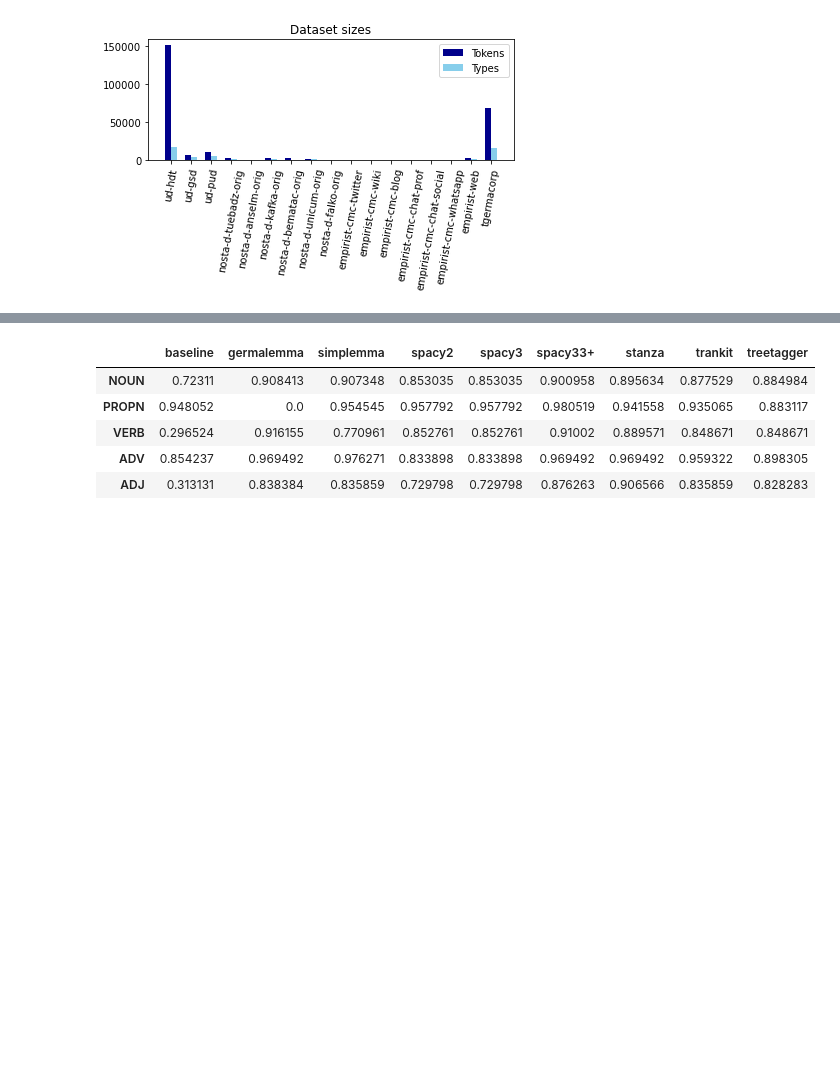
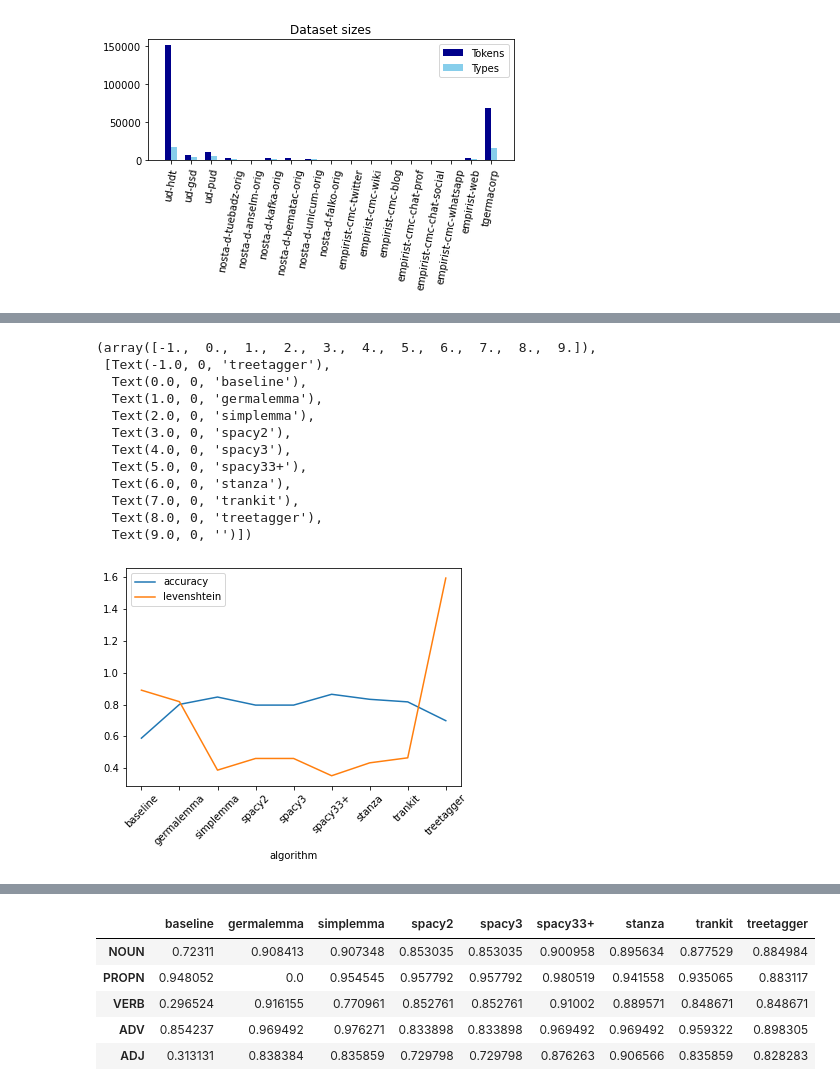
Before and after one commit to zentrum-lexikographie/eval-de-lemma, a Jupyter notebook: nbs/evaluation.ipynb, the cells around one changed output, grey strips where cells are left out. Saved outputs shown, nothing was run; the diff lists cells and outputs as text; code cells hidden in the pictures; blank space fills up the shorter version.

```diff
--- a/nbs/evaluation.ipynb
+++ b/nbs/evaluation.ipynb
@@ -165,3 +165,28 @@ def generate_table(df, feature, plot=True):
     if plot:
         sns.heatmap(table, cmap="YlGnBu")
     return table
+# %%
+# resume all corpora
+df2 = pd.DataFrame(columns=['algorithm', 'time', 'memory', 'accuracy', 'adj_accuracy', 'adj_precision',
+                            'adj_recall', 'adj_f1', 'levenshtein', 'type-ratio'])
+current_algo = 'baseline'
+time, memory, acc, adj_acc, adj_pre, adj_re, adj_f1, leven, types = [], [], [], [], [], [], [], [], []
+
+for d in data:
+    if d["lemmatizer"] != current_algo or (data.index(d) == len(data)-1):  # next algorithm
+        df2.loc[len(df2)] = [current_algo, np.mean(time), np.mean(memory), np.mean(acc),
+                             np.mean(adj_acc), np.mean(adj_pre), np.mean(adj_re), np.mean(adj_f1),
+                             np.mean(leven), np.mean(types)]
+        current_algo = d["lemmatizer"]
+        time, memory, acc, adj_acc, adj_pre, adj_re, adj_f1, leven, types = [], [], [], [], [], [], [], [], []
+    time.append(d["elapsed"])
+    memory.append(d["memory_peak"])
+    acc.append(d['metrics']['overall']['accuracy'])
+    adj_acc.append(d['metrics']['overall']['adj_accuracy'])
+    adj_pre.append(d['metrics']['overall']['adj_precision'])
+    adj_re.append(d['metrics']['overall']['adj_recall'])
+    adj_f1.append(d['metrics']['overall']['adj_f1'])
+    leven.append(d['metrics']['overall']['levenshtein'])
+    types.append(d['metrics']['overall']['true-pred-types'][2])
+
+df2 = df2.set_index('algorithm')
@@ -167,0 +207,17 @@ def generate_table(df, feature, plot=True):
+# %%
+df2[['accuracy','levenshtein']].plot.line()
+plt.xticks(rotation=45)
+# %% [output]
+(array([-1.,  0.,  1.,  2.,  3.,  4.,  5.,  6.,  7.,  8.,  9.]),
+ [Text(-1.0, 0, 'treetagger'),
+  Text(0.0, 0, 'baseline'),
+  Text(1.0, 0, 'germalemma'),
+  Text(2.0, 0, 'simplemma'),
+  Text(3.0, 0, 'spacy2'),
+  Text(4.0, 0, 'spacy3'),
+  Text(5.0, 0, 'spacy33+'),
+  Text(6.0, 0, 'stanza'),
+  Text(7.0, 0, 'trankit'),
+  Text(8.0, 0, 'treetagger'),
+  Text(9.0, 0, '')])
+[figure, added]
```
Also changed, not shown: parts of 10 cells of this notebook.
